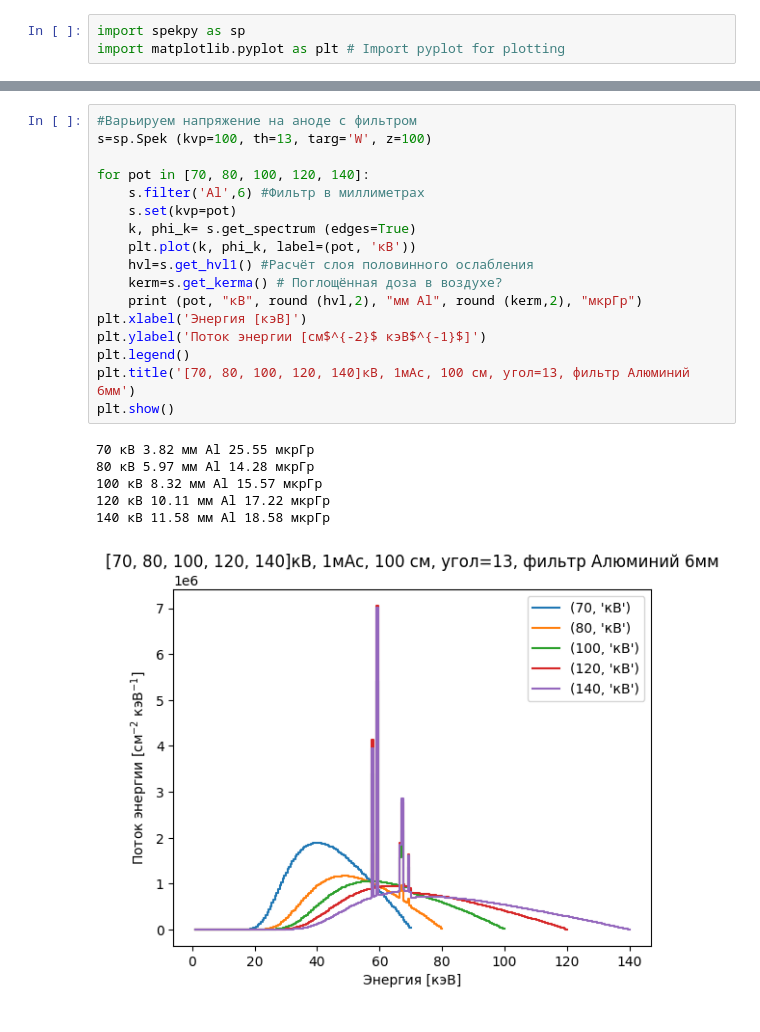
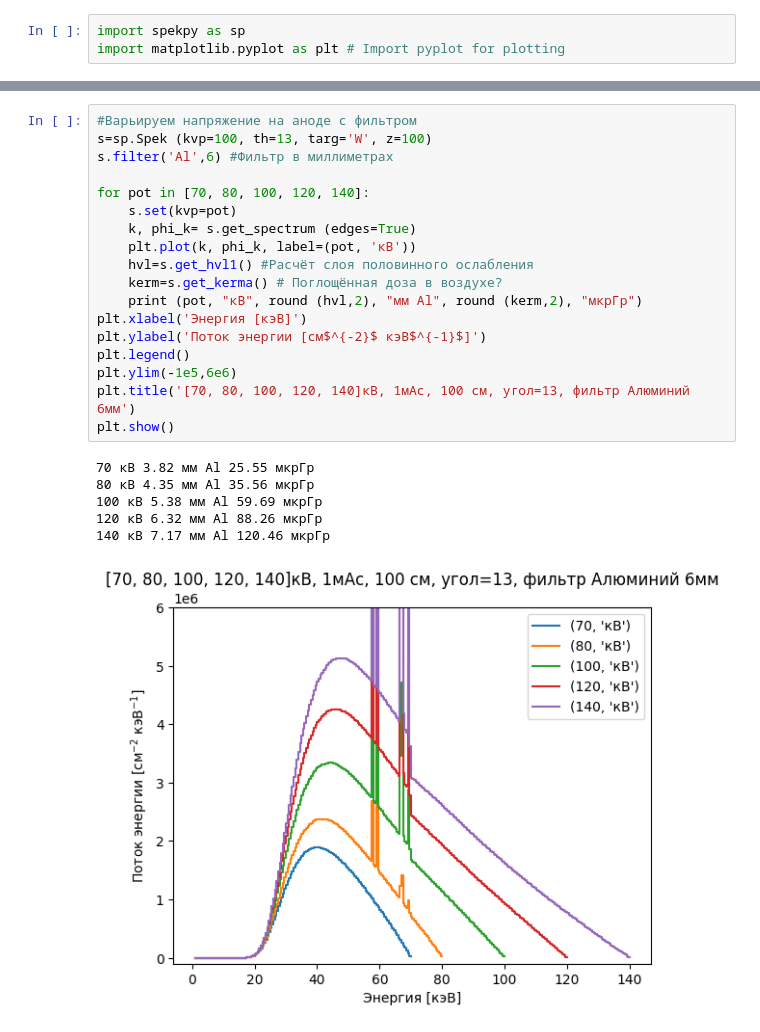
Before and after one commit to integrator942/X_ray_tube, a Jupyter notebook: task.ipynb, the cells around one changed output, grey strips where cells are left out. Cells and saved outputs as stored; diff of their text form.

```diff
--- a/task.ipynb
+++ b/task.ipynb
@@ -31,27 +31,28 @@ plt.show()
 # %%
 #Варьируем напряжение на аноде с фильтром
 s=sp.Spek (kvp=100, th=13, targ='W', z=100)
+s.filter('Al',6) #Фильтр в миллиметрах
 
 for pot in [70, 80, 100, 120, 140]:
-    s.filter('Al',6) #Фильтр в миллиметрах
     s.set(kvp=pot)
     k, phi_k= s.get_spectrum (edges=True)
     plt.plot(k, phi_k, label=(pot, 'кВ'))
     hvl=s.get_hvl1() #Расчёт слоя половинного ослабления
     kerm=s.get_kerma() # Поглощённая доза в воздухе?
     print (pot, "кВ", round (hvl,2), "мм Al", round (kerm,2), "мкрГр")
 plt.xlabel('Энергия [кэВ]')
 plt.ylabel('Поток энергии [см$^{-2}$ кэВ$^{-1}$]')
 plt.legend()
+plt.ylim(-1e5,6e6)
 plt.title('[70, 80, 100, 120, 140]кВ, 1мАс, 100 см, угол=13, фильтр Алюминий 6мм')
 plt.show()
 # %% [output]
 70 кВ 3.82 мм Al 25.55 мкрГр
-80 кВ 5.97 мм Al 14.28 мкрГр
-100 кВ 8.32 мм Al 15.57 мкрГр
-120 кВ 10.11 мм Al 17.22 мкрГр
-140 кВ 11.58 мм Al 18.58 мкрГр
+80 кВ 4.35 мм Al 35.56 мкрГр
+100 кВ 5.38 мм Al 59.69 мкрГр
+120 кВ 6.32 мм Al 88.26 мкрГр
+140 кВ 7.17 мм Al 120.46 мкрГр
-[figure, old version]
+[figure, new version]
 # %%
 #Варьируем толщину фильтра из алюминия
 s=sp.Spek (kvp=100, th=13, targ='W', z=100)
```
Also changed, not shown: parts of 9 cells of this notebook.
